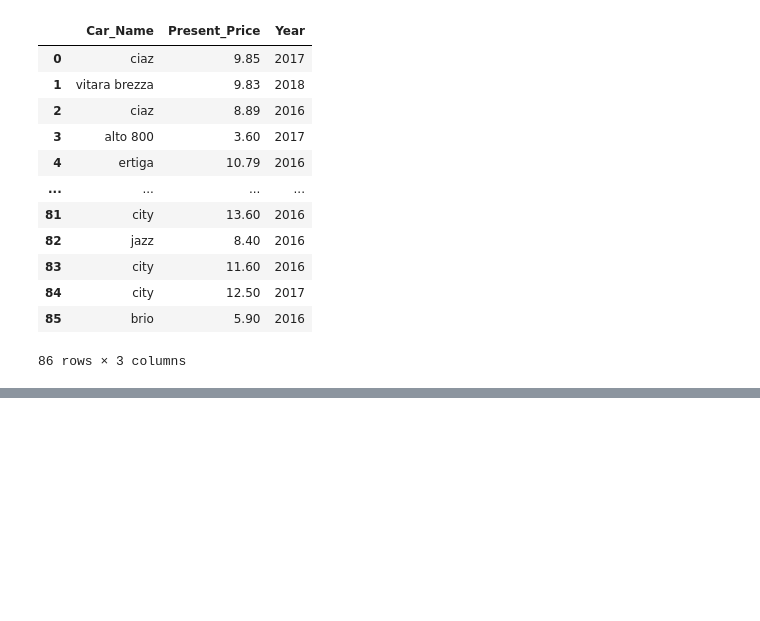
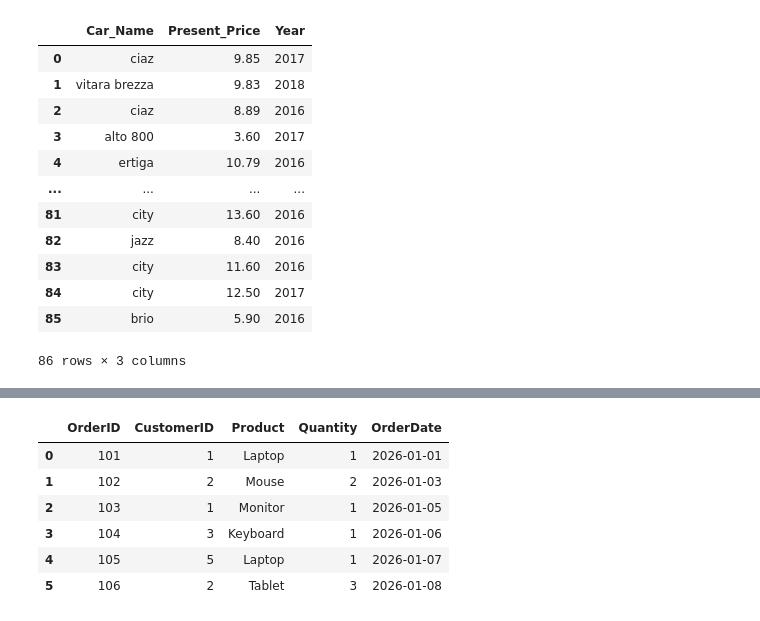
Before and after one commit to brunonagy1/Working-with-databases, a Jupyter notebook: databases1.ipynb, the cells around one changed output, grey strips where cells are left out. Saved outputs shown, nothing was run; the diff lists cells and outputs as text; code cells hidden in the pictures; blank space fills up the shorter version.

```diff
--- a/databases1.ipynb
+++ b/databases1.ipynb
@@ -58,0 +93,18 @@ sqldf("SELECT Car_name, Present_Price, Year FROM df WHERE Year>2015")
+# %%
+orders_data = {
+    "OrderID": [101, 102, 103, 104, 105, 106],
+    "CustomerID": [1, 2, 1, 3, 5, 2],
+    "Product": ["Laptop", "Mouse", "Monitor", "Keyboard", "Laptop", "Tablet"],
+    "Quantity": [1, 2, 1, 1, 1, 3],
+    "OrderDate": ["2026-01-01", "2026-01-03", "2026-01-05", "2026-01-06", "2026-01-07", "2026-01-08"]
+}
+orders_df = pd.DataFrame(orders_data)
+orders_df
+# %% [output]
+|  | OrderID | CustomerID | Product | Quantity | OrderDate |
+| 0 | 101 | 1 | Laptop | 1 | 2026-01-01 |
+| 1 | 102 | 2 | Mouse | 2 | 2026-01-03 |
+| 2 | 103 | 1 | Monitor | 1 | 2026-01-05 |
+| 3 | 104 | 3 | Keyboard | 1 | 2026-01-06 |
+| 4 | 105 | 5 | Laptop | 1 | 2026-01-07 |
+| 5 | 106 | 2 | Tablet | 3 | 2026-01-08 |
```
Also changed, not shown: parts of 18 cells of this notebook.
